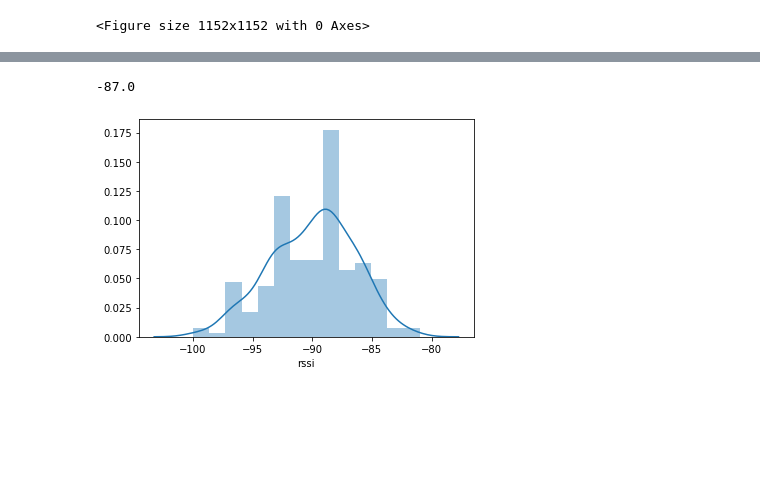
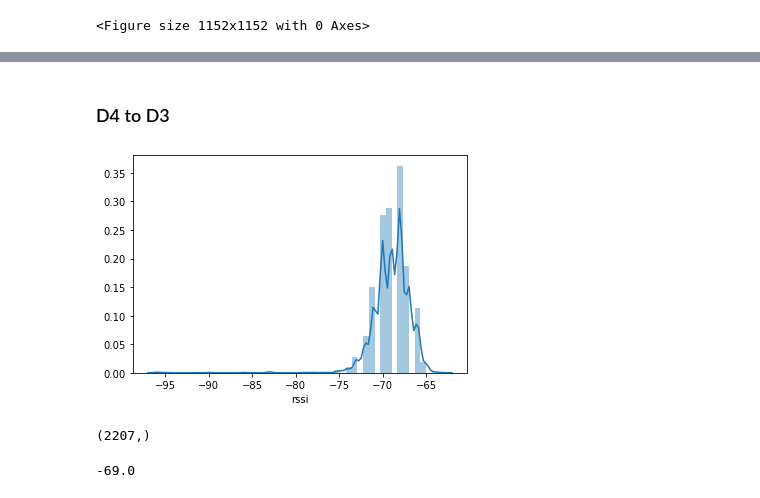
Before and after one commit to kavindaperera/nova-shield-proximity-classification, a Jupyter notebook: Data-Preprocessing.ipynb, the cells around one changed output, grey strips where cells are left out. Drawn from its saved outputs; the diff is of its cells as text; code cells hidden in the pictures; blank space fills up the shorter version.

```diff
--- a/Data-Preprocessing.ipynb
+++ b/Data-Preprocessing.ipynb
@@ -43,4 +41,18 @@ plt.show()
+# %% [markdown]
+### D4 to D3
+# %%
+path_d4tod3 = './dataset/open3feet/raw/D4_to_D3.csv'
+df_d4tod3 = pd.read_csv(path_d4tod3)
+open3feet_d4tod3 = df_d4tod3['rssi']
+sns.distplot(open3feet_d4tod3)
+plt.show()
+# %% [output]
+[figure, added]
+# %%
+open3feet_d4tod3.shape
+# %% [output]
+(2207,)
 # %%
-open6feet.median()
+open3feet_d4tod3.median()
 # %% [output]
--87.0
+-69.0
@@ -49,5 +58,0 @@ open9feet = raw_df[926:]['rssi']
-# %%
-sns.distplot(open9feet)
-plt.show()
-# %% [output]
-[figure, removed]
```
Also changed, not shown: parts of 25 cells of this notebook, 8 other files.
